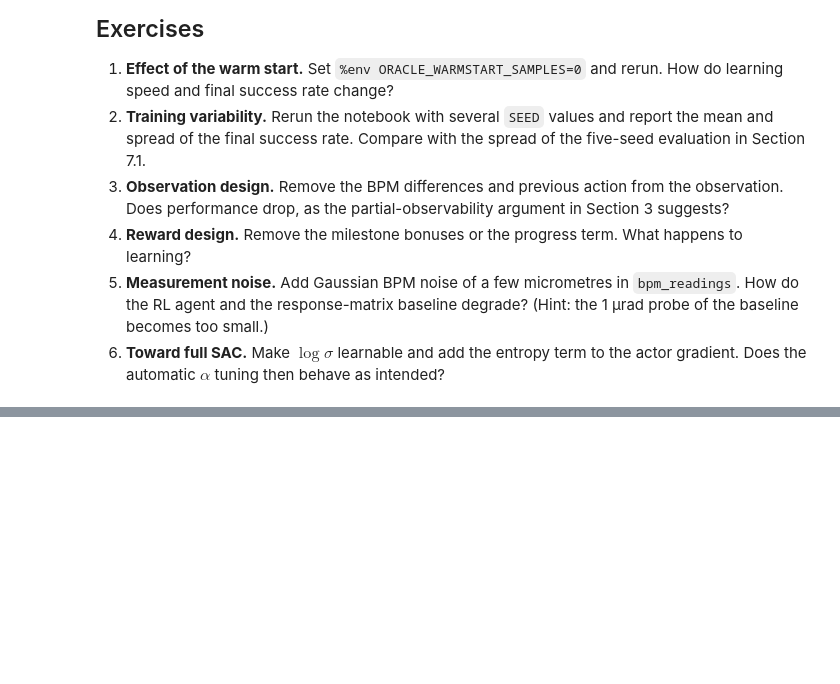
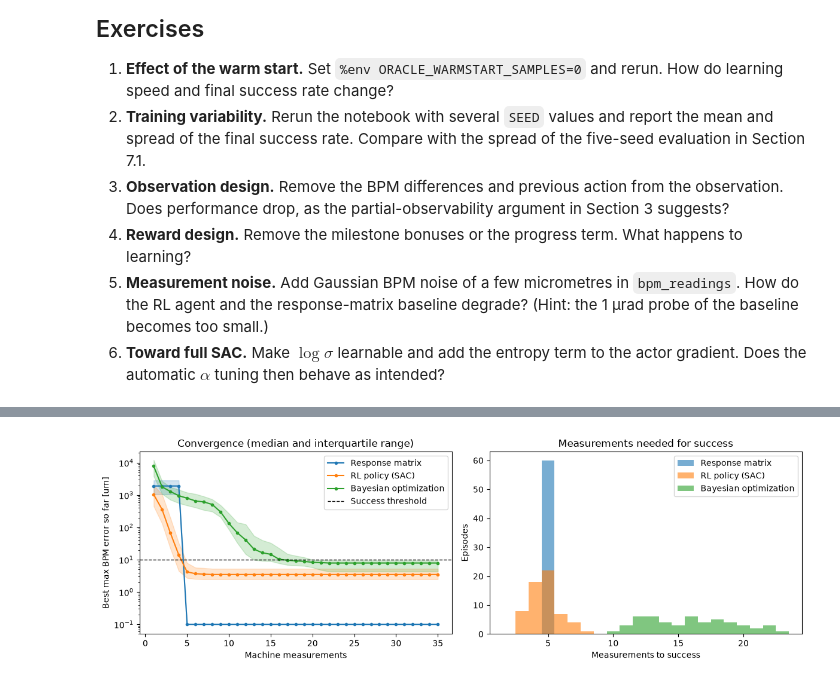
Before and after one commit to e362scibar/isba-examples, a Jupyter notebook: orbit_corr_rl.ipynb, the cells around one changed output, grey strips where cells are left out. Saved outputs shown, nothing was run; the diff lists cells and outputs as text; code cells hidden in the pictures; blank space fills up the shorter version.

```diff
--- a/orbit_corr_rl.ipynb
+++ b/orbit_corr_rl.ipynb
@@ -1463,0 +1673,46 @@ previous action reveal. Our quadratic features do not contain such products.
+# %%
+def best_so_far_matrix(traces: list[CorrectionTrace], length: int) -> np.ndarray:
+    """Return best-so-far max BPM error per measurement, padded with the final value after termination."""
+    matrix = np.empty((len(traces), length), dtype=np.float64)
+    for row, trace in enumerate(traces):
+        running_best = np.minimum.accumulate(trace.max_errors)
+        matrix[row, : running_best.size] = running_best[:length]
+        matrix[row, running_best.size :] = running_best[-1]
+    return matrix
+
+
+QUARTILES: Final = (25.0, 50.0, 75.0)
+CONVERGENCE_PLOT_FLOOR_UM: Final = 0.1
+measurement_axis = np.arange(1, MAX_STEPS + 1)
+fig, axes = plt.subplots(1, 2, figsize=(12, 4))
+for name, traces in comparison_traces.items():
+    best_so_far_um = np.maximum(1.0e6 * best_so_far_matrix(traces, MAX_STEPS), CONVERGENCE_PLOT_FLOOR_UM)
+    lower, median, upper = np.percentile(best_so_far_um, QUARTILES, axis=0)
+    line = axes[0].plot(measurement_axis, median, marker=".", label=name)[0]
+    axes[0].fill_between(measurement_axis, lower, upper, color=line.get_color(), alpha=0.2)
+axes[0].axhline(1.0e6 * TARGET_TOLERANCE, color="black", linestyle="--", linewidth=1.0, label="Success threshold")
+axes[0].set_yscale("log")
+axes[0].set_ylim(bottom=0.5 * CONVERGENCE_PLOT_FLOOR_UM)
+axes[0].set(
+    xlabel="Machine measurements",
+    ylabel="Best max BPM error so far [um]",
+    title="Convergence (median and interquartile range)",
+)
+axes[0].legend()
+
+measurement_bins = np.arange(0.5, MAX_STEPS + 1.5, 1.0)
+largest_successful_count = 1
+for name, traces in comparison_traces.items():
+    successful_counts = [trace.measurements for trace in traces if trace.is_success]
+    axes[1].hist(successful_counts, bins=measurement_bins, alpha=0.6, label=name)
+    largest_successful_count = max([largest_successful_count, *successful_counts])
+axes[1].set_xlim(0.5, largest_successful_count + 1.5)
+axes[1].set(
+    xlabel="Measurements to success",
+    ylabel="Episodes",
+    title="Measurements needed for success",
+)
+axes[1].legend()
+fig.tight_layout()
+# %% [output]
+[figure, added]
```
Also changed, not shown: parts of 9 cells of this notebook, 1 other file.
